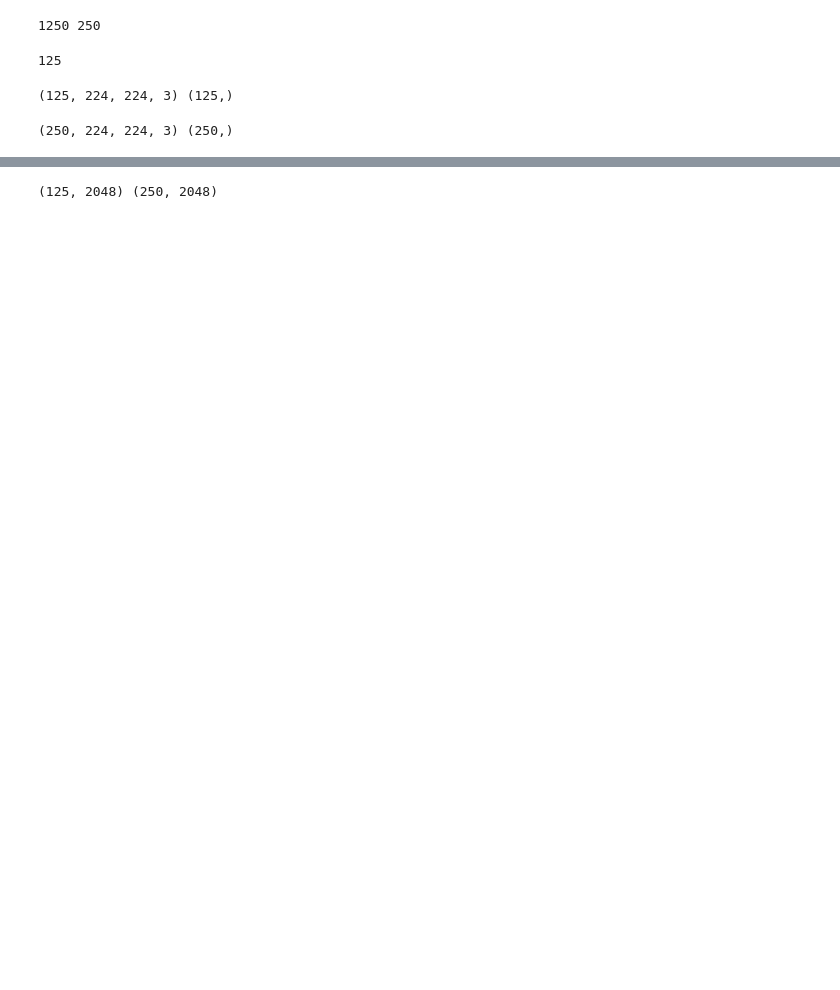
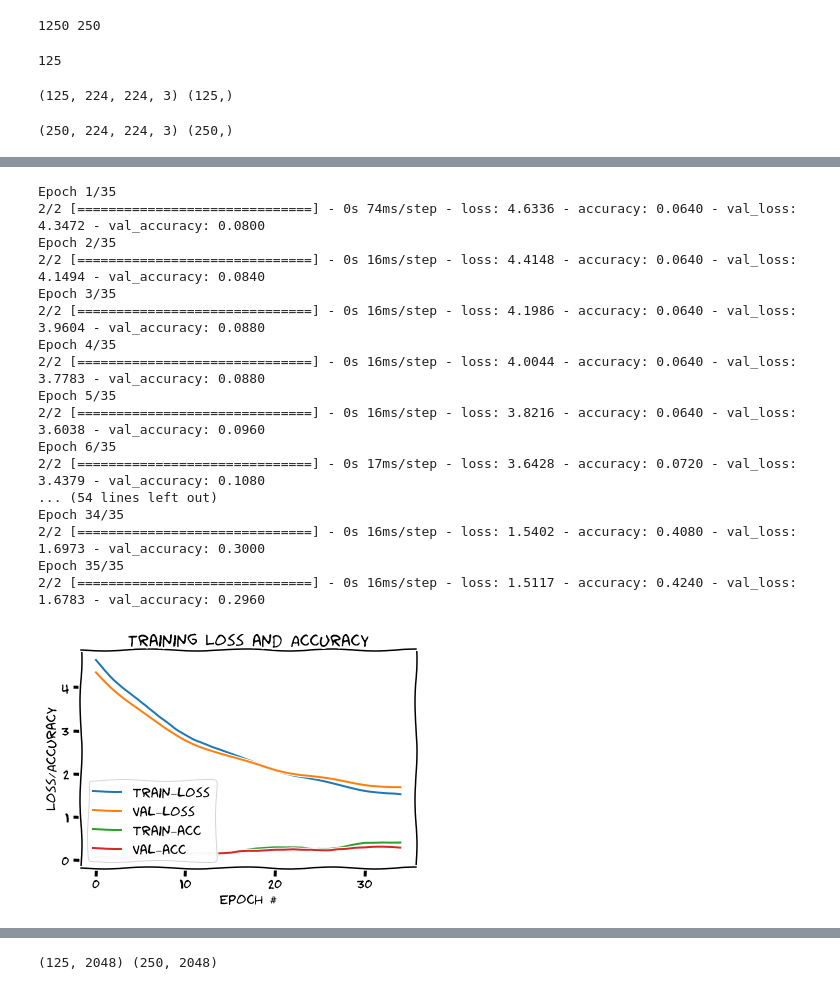
Before and after one commit to sayakpaul/SimCLR-in-TensorFlow-2, a Jupyter notebook: Linear_Evaluation_Imageney_Subset.ipynb, the cells around one changed output, grey strips where cells are left out. Drawn from its saved outputs; the diff is of its cells as text; code cells hidden in the pictures; blank space fills up the shorter version.

```diff
--- a/Linear_Evaluation_Imageney_Subset.ipynb
+++ b/Linear_Evaluation_Imageney_Subset.ipynb
@@ -173 +173,31 @@ def get_linear_model(features):
 es = tf.keras.callbacks.EarlyStopping(monitor="val_loss", patience=2, verbose=2, restore_best_weights=True)
+# %%
+# Linear model
+linear_model = get_linear_model(128)
+linear_model.compile(loss="sparse_categorical_crossentropy", metrics=["accuracy"],
+                     optimizer="adam")
+history = linear_model.fit(train_features, y_train_enc,
+                 validation_data=(test_features, y_test_enc),
+                 batch_size=64,
+                 epochs=35,
+                 callbacks=[es])
+plot_training(history)
+# %% [output]
+Epoch 1/35
+2/2 [==============================] - 0s 74ms/step - loss: 4.6336 - accuracy: 0.0640 - val_loss: 4.3472 - val_accuracy: 0.0800
+Epoch 2/35
+2/2 [==============================] - 0s 16ms/step - loss: 4.4148 - accuracy: 0.0640 - val_loss: 4.1494 - val_accuracy: 0.0840
+Epoch 3/35
+2/2 [==============================] - 0s 16ms/step - loss: 4.1986 - accuracy: 0.0640 - val_loss: 3.9604 - val_accuracy: 0.0880
+Epoch 4/35
+2/2 [==============================] - 0s 16ms/step - loss: 4.0044 - accuracy: 0.0640 - val_loss: 3.7783 - val_accuracy: 0.0880
+Epoch 5/35
+2/2 [==============================] - 0s 16ms/step - loss: 3.8216 - accuracy: 0.0640 - val_loss: 3.6038 - val_accuracy: 0.0960
+Epoch 6/35
+2/2 [==============================] - 0s 17ms/step - loss: 3.6428 - accuracy: 0.0720 - val_loss: 3.4379 - val_accuracy: 0.1080
+... (54 lines left out)
+Epoch 34/35
+2/2 [==============================] - 0s 16ms/step - loss: 1.5402 - accuracy: 0.4080 - val_loss: 1.6973 - val_accuracy: 0.3000
+Epoch 35/35
+2/2 [==============================] - 0s 16ms/step - loss: 1.5117 - accuracy: 0.4240 - val_loss: 1.6783 - val_accuracy: 0.2960
+[figure, added]
```
Also changed, not shown: parts of 14 cells of this notebook.
